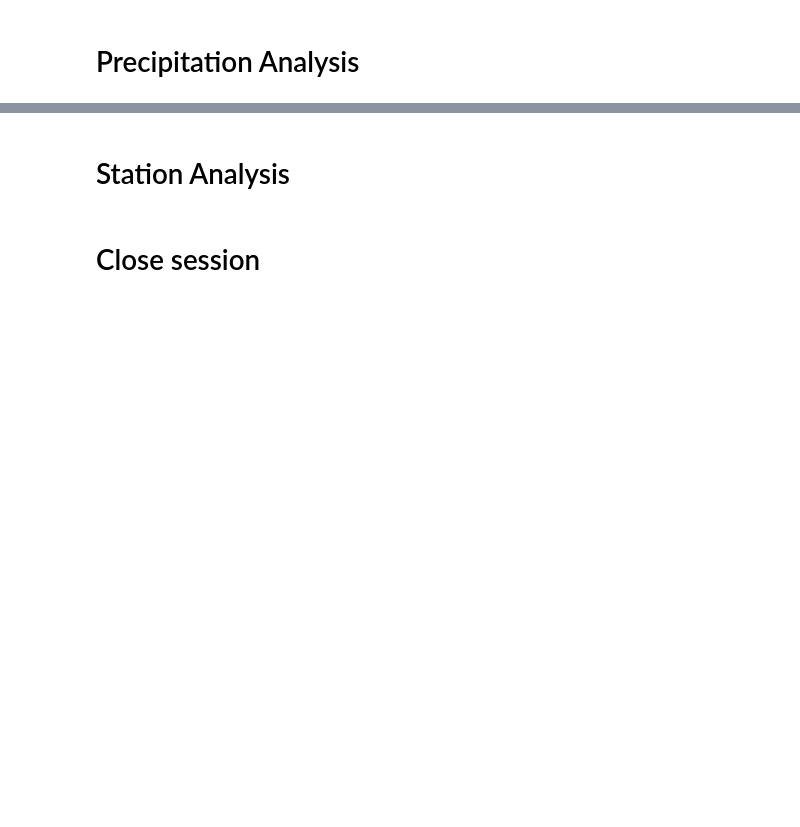
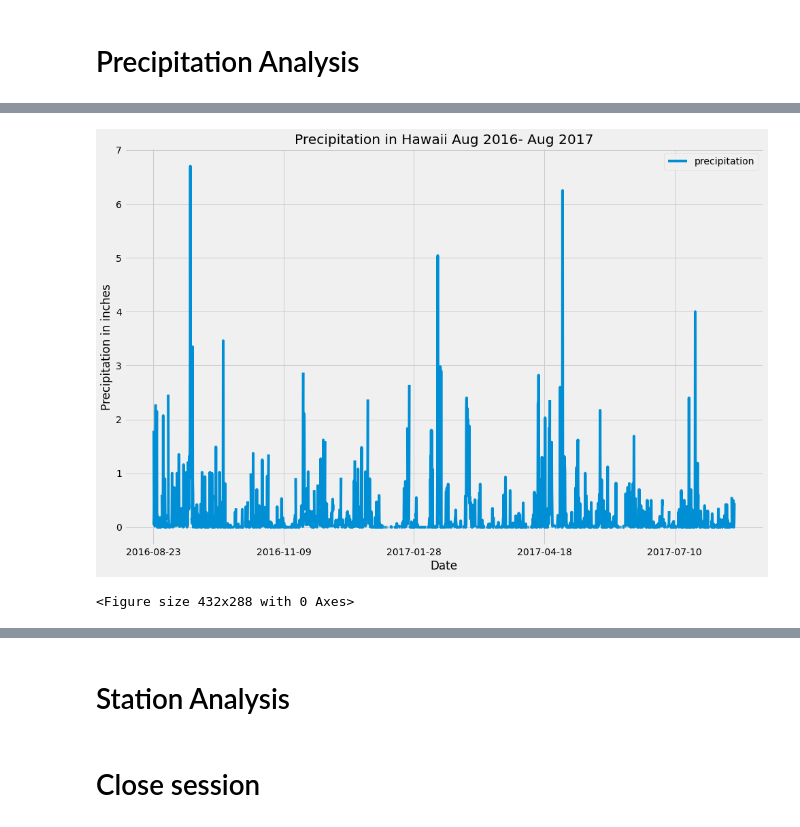
Before and after one commit to josiedeleon/SQLAlchemy-Challenge, a Jupyter notebook: Climate.ipynb, the cells around one changed output, grey strips where cells are left out. Saved outputs shown, nothing was run; the diff lists cells and outputs as text; code cells hidden in the pictures; blank space fills up the shorter version.

Commit message:
add updates for precip analysis

```diff
--- a/Climate.ipynb
+++ b/Climate.ipynb
@@ -27,4 +37,9 @@ engine = create_engine("sqlite:///hawaii.sqlite")
 # %%
 # Save references to each table
+
+measure = Base.classes.measurement
+station = Base.classes.station
 # %%
 # Create our session (link) from Python to the DB
+
+session = Session(engine)
@@ -51,0 +85,18 @@ engine = create_engine("sqlite:///hawaii.sqlite")
+# %%
+ # Calculate the date one year from the last date in data set.
+# Perform a query to retrieve the data and precipitation scores
+
+precip_data = session.query(func.strftime("%Y-%m-%d", measure.date), measure.prcp).\
+filter(func.strftime("%Y-%m-%d",measure.date) >= dt.date(2016,8,23)).all()
+# %%
+# Save the query results as a Pandas DataFrame and set the index to the date column
+
+precip_df = pd.DataFrame(precip_data, columns = ['date', 'precipitation'])
+
+#set the index to the date column
+
+precip_df.set_index('date', inplace = True)
+
+# Sort the dataframe by date
+precip_df = precip_df.sort_values(by='date')
+precip_df.head(10)
@@ -52,2 +116,22 @@ engine = create_engine("sqlite:///hawaii.sqlite")
+# %%
+# Use Pandas Plotting with Matplotlib to plot the data
+
+fig, ax = plt.subplots(figsize = (15, 10))
+precip_df.plot(ax = ax, x_compat = True)
+
+#Plot Labels
+
+ax.set_xlabel('Date')
+ax.set_ylabel('Precipitation in inches')
+ax.set_title("Precipitation in Hawaii Aug 2016- Aug 2017")
+plt.show()
+
+
+#Save Plot
+
+plt.savefig("precip.png")
+# %% [output]
+[figure, added]
+<Figure size 432x288 with 0 Axes>
 # %%
 # Use Pandas to calcualte the summary statistics for the precipitation data
```
Also changed, not shown: parts of 12 cells of this notebook.
